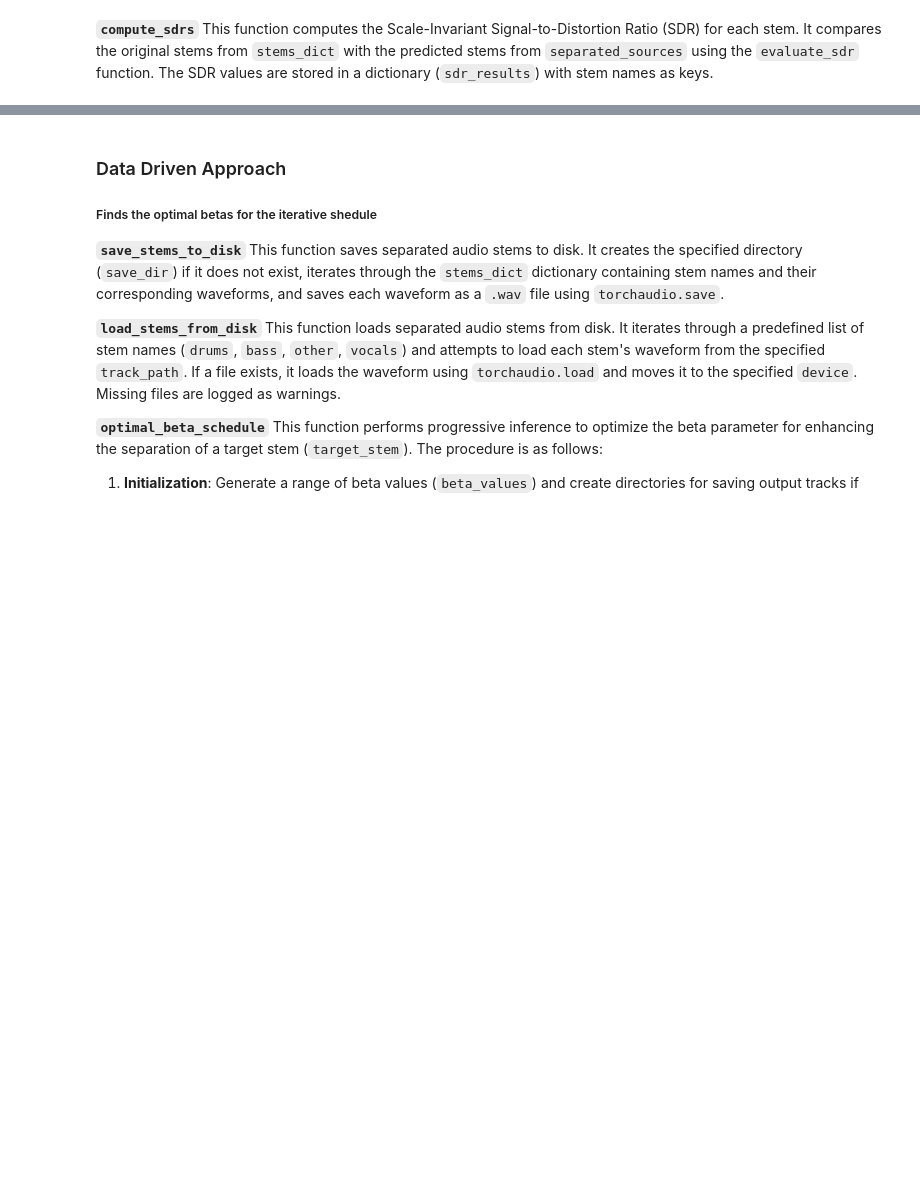
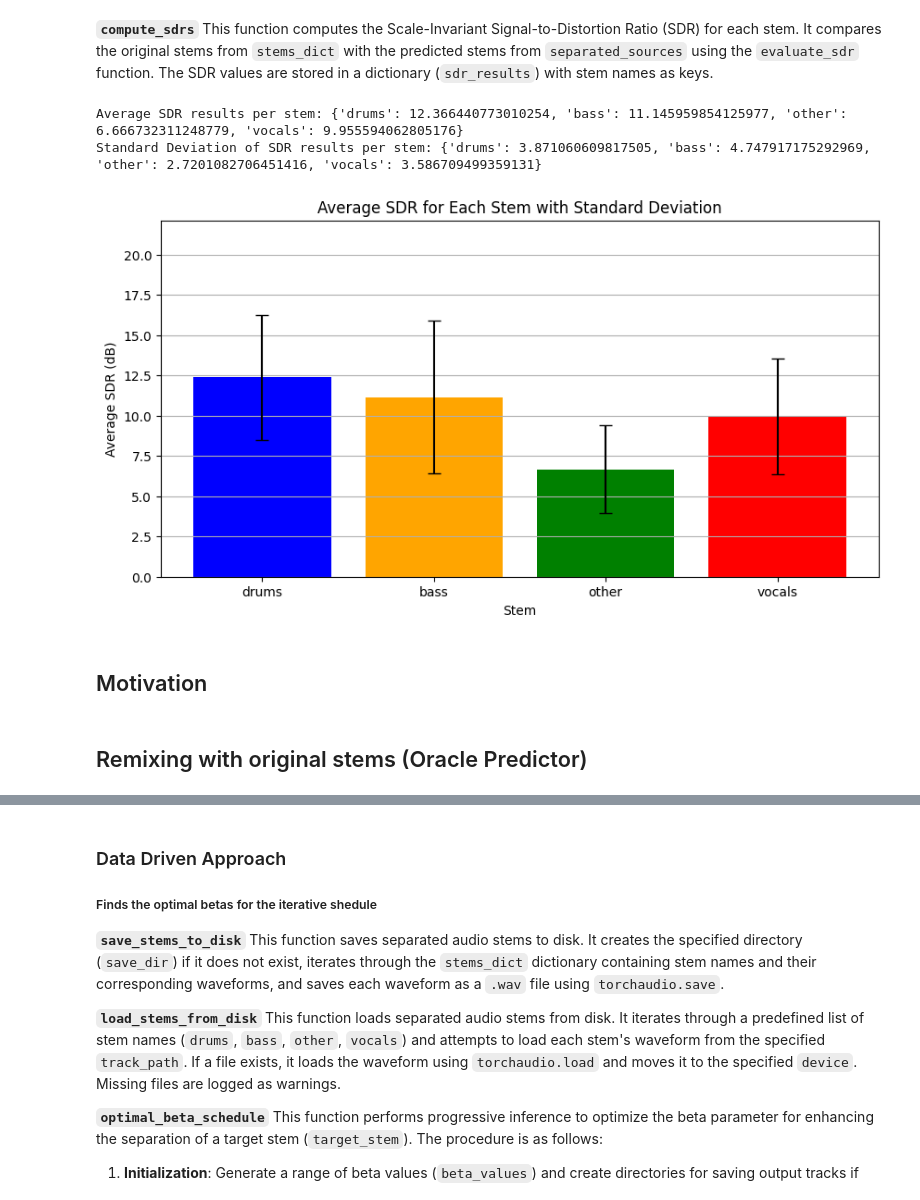
Before and after one commit to alessandromanattini/DEMIXING, a Jupyter notebook: L12_Magalini_Manattini_Marri.ipynb, the cells around one changed output, grey strips where cells are left out. Drawn from its saved outputs; the diff is of its cells as text; code cells hidden in the pictures; blank space fills up the shorter version.

```diff
--- a/L12_Magalini_Manattini_Marri.ipynb
+++ b/L12_Magalini_Manattini_Marri.ipynb
@@ -244,6 +244,12 @@ def create_dataset(dataset_dict):
     """
     Create a dataset of trimmed audio files from the musdb18hq dataset.
     The dataset is saved in the DATASET_FOLDER_TRIMMED folder.
+    It processes each track folder, saves the stems as individual files,
+    and generates a new_mixture file as the sum of the stems.
+    Args:
+        dataset_dict (dict): A dictionary where keys are track folders and values are dictionaries of stems.
+    Returns:
+        None
     """
     for track_folder, stems_dict in tqdm(dataset_dict.items()):
 
@@ -539,3 +490,0 @@ def evaluate_sdr_across_dataset(dataset_dict, model, sample_rate, segment_length
-# %%
-# Evaluate SDR across the dataset using the provided function using no normalization.
-average_sdr = evaluate_sdr_across_dataset(dataset_dict, model, sample_rate, SEGMENT_LENGTH, device, normalize=False)
@@ -586,3 +565,39 @@ def compute_sdrs(model, stems_dict, separated_sources, device):
+# %%
+# Evaluate SDR across the dataset using the provided function using no normalization.
+average_sdr, std_sdr = evaluate_sdr_across_dataset(dataset_dict, model, sample_rate, device, normalize=False)
+# %%
+def plot_sdr_results(average_sdr, std_sdr):
+    """
+    Plot the SDR results for each stem with error bars showing standard deviation.
+
+    Args:
+        average_sdr (dict): Dictionary containing the average SDR for each stem.
+        std_sdr (dict): Dictionary containing the standard deviation of SDR for each stem.
+    """
+    stems = list(average_sdr.keys())
+    sdr_values = [average_sdr[stem] for stem in stems]
+    std_values = [std_sdr[stem] for stem in stems]
+
+    plt.figure(figsize=(10, 5))
+    plt.bar(stems, sdr_values, yerr=std_values, capsize=5, color=['blue', 'orange', 'green', 'red'])
+    plt.xlabel('Stem')
+    plt.ylabel('Average SDR (dB)')
+    plt.title('Average SDR for Each Stem with Standard Deviation')
+    plt.ylim([0, max(sdr_values) + max(std_values) + 5])
+    plt.grid(axis='y')
+    plt.show()
+# %%
+print("Average SDR results per stem:", average_sdr)
+print("Standard Deviation of SDR results per stem:", std_sdr)
+
+# Plot the SDR results
+plot_sdr_results(average_sdr, std_sdr)
+# %% [output]
+Average SDR results per stem: {'drums': 12.366440773010254, 'bass': 11.145959854125977, 'other': 6.666732311248779, 'vocals': 9.955594062805176}
+Standard Deviation of SDR results per stem: {'drums': 3.871060609817505, 'bass': 4.747917175292969, 'other': 2.7201082706451416, 'vocals': 3.586709499359131}
+[figure, added]
+# %% [markdown]
+## Motivation
 # %%
 def schedule(initial_gains, step, steps, target_stem, schedule_type):
     """
@@ -973,6 +981,8 @@ def plot_sdr_results_with_std(sdr_mean, sdr_std):
     plt.legend()
     plt.grid()
     plt.show()
+# %% [markdown]
+## Remixing with original stems (Oracle Predictor)
 # %%
 sdr_mean, sdr_std = sdr_across_dataset(
     dataset_dict_reduced,
```
Also changed, not shown: parts of 21 cells of this notebook.
